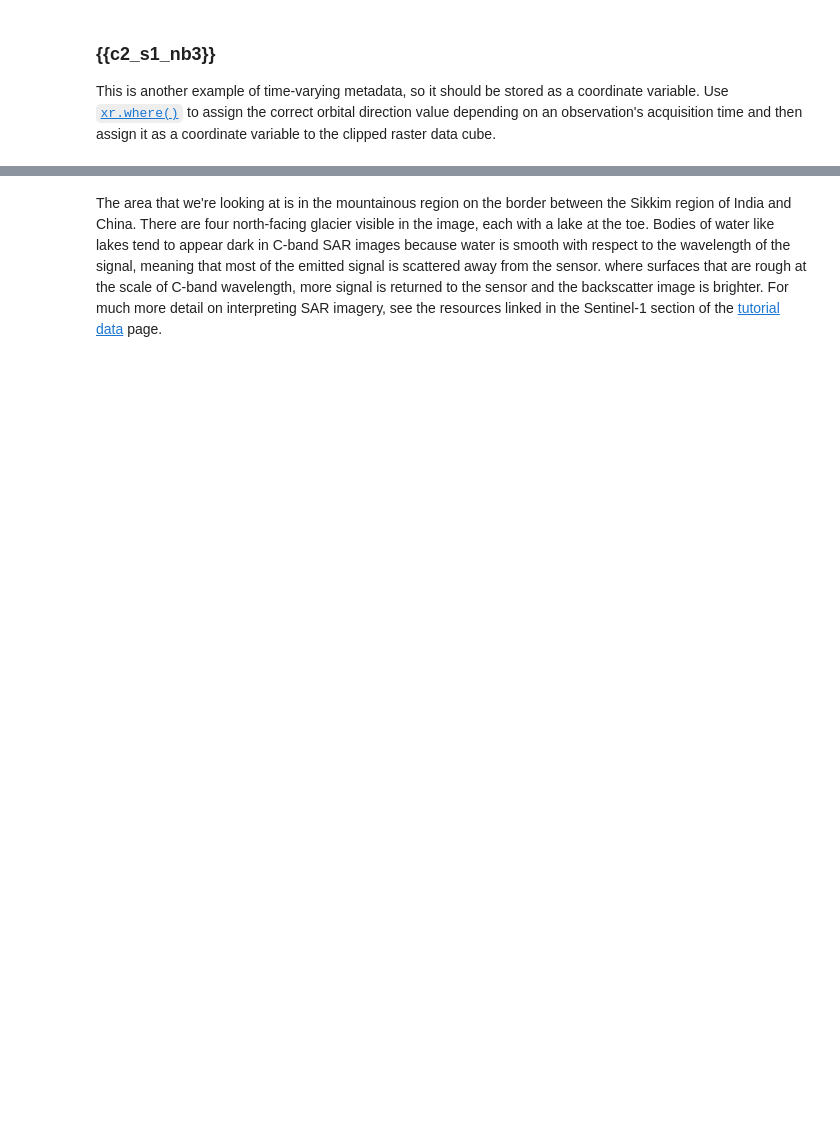
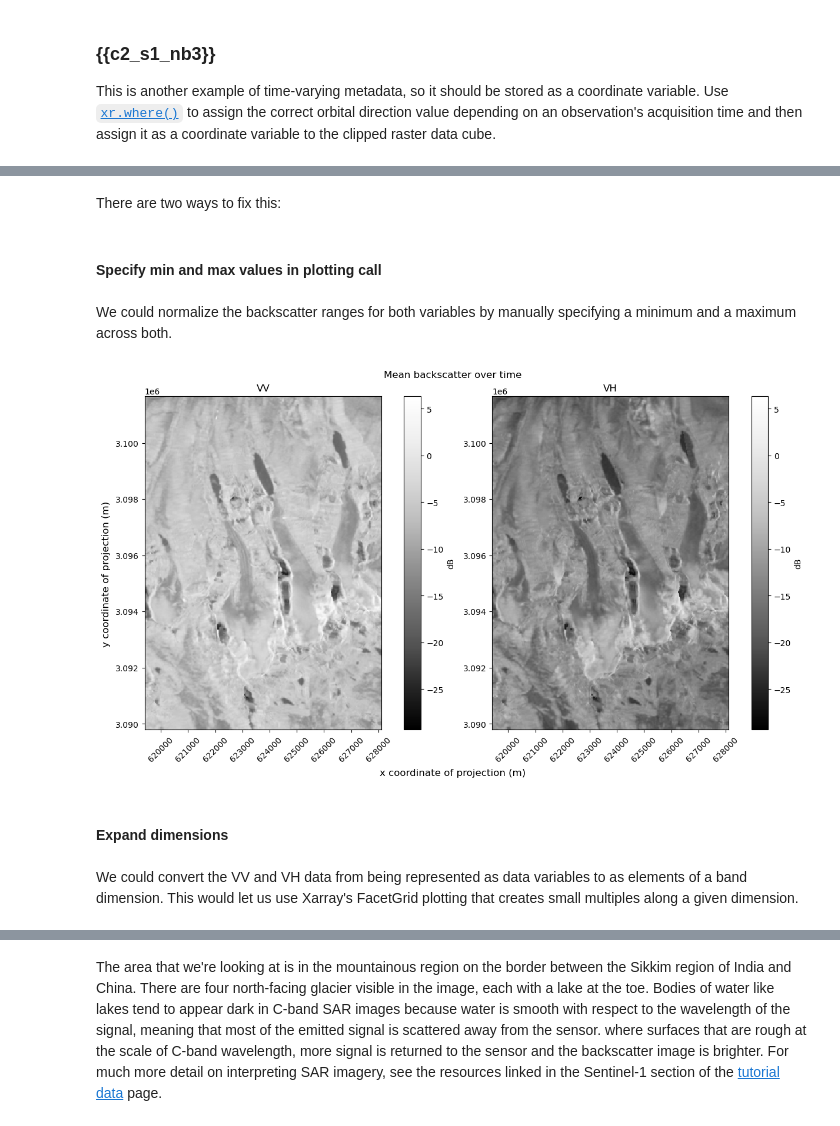
Before and after one commit to e-marshall/tutorials, a Jupyter notebook: book/tutorial2/nbs/3_asf_exploratory_analysis.ipynb, the cells around one changed output, grey strips where cells are left out. Cells and saved outputs as stored; diff of their text form; code cells hidden in the pictures; blank space fills up the shorter version.

```diff
--- a/book/tutorial2/nbs/3_asf_exploratory_analysis.ipynb
+++ b/book/tutorial2/nbs/3_asf_exploratory_analysis.ipynb
@@ -263,0 +754,45 @@ a.fig.supxlabel('X-coordinate of projection (m)', y=-0.15)
+# %% [markdown]
+There are two ways to fix this:
+# %% [markdown]
+#### Specify min and max values in plotting call
+# %% [markdown]
+We could normalize the backscatter ranges for both variables by manually specifying a minimum and a maximum across both.
+# %%
+global_min = np.array([
+    s1_tools.power_to_db(clipped_cube['vv'].mean(dim='acq_date')).min(),
+    s1_tools.power_to_db(clipped_cube['vh'].mean(dim='acq_date')).min(),
+]).min()
+
+global_max = np.array([
+    s1_tools.power_to_db(clipped_cube['vv'].mean(dim='acq_date')).max(),
+    s1_tools.power_to_db(clipped_cube['vh'].mean(dim='acq_date')).max()
+]).max()
+
+fig, ax = plt.subplots(ncols=2, figsize=(12,7),layout='constrained')
+
+s1_tools.power_to_db(clipped_cube['vv'].mean(dim='acq_date')).plot(ax=ax[0],
+                                                                   cmap=plt.cm.Greys_r,
+                                                                   vmin=global_min,
+                                                                   vmax=global_max,
+                                                                   cbar_kwargs=({'label':'dB'}))
+s1_tools.power_to_db(clipped_cube['vh'].mean(dim='acq_date')).plot(ax=ax[1],
+                                                                   cmap=plt.cm.Greys_r,
+                                                                   vmin=global_min,
+                                                                   vmax=global_max,
+                                                                   cbar_kwargs=({'label':'dB'}))
+
+for i in range(len(ax)):
+    ax[i].set_ylabel(None)
+    ax[i].set_xlabel(None)
+    ax[i].tick_params(axis="x", labelrotation=45)
+fig.suptitle('Mean backscatter over time')
+ax[0].set_title('VV')
+ax[1].set_title('VH')
+fig.supylabel('y coordinate of projection (m)')
+fig.supxlabel('x coordinate of projection (m)');
+# %% [output]
+[figure, added]
+# %% [markdown]
+#### Expand dimensions
+# %% [markdown]
+We could convert the VV and VH data from being represented as data variables to as elements of a band dimension. This would let us use Xarray's FacetGrid plotting that creates small multiples along a given dimension.
```
Also changed, not shown: parts of 93 cells of this notebook, 30 other files.
